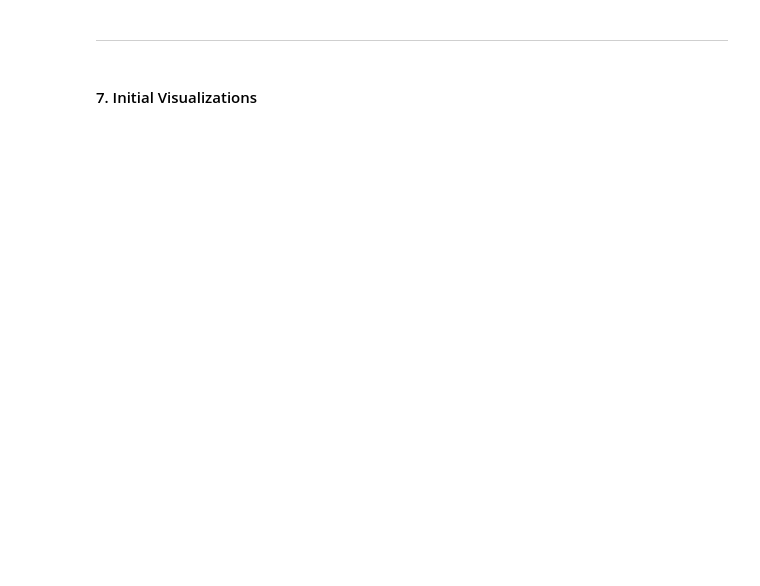
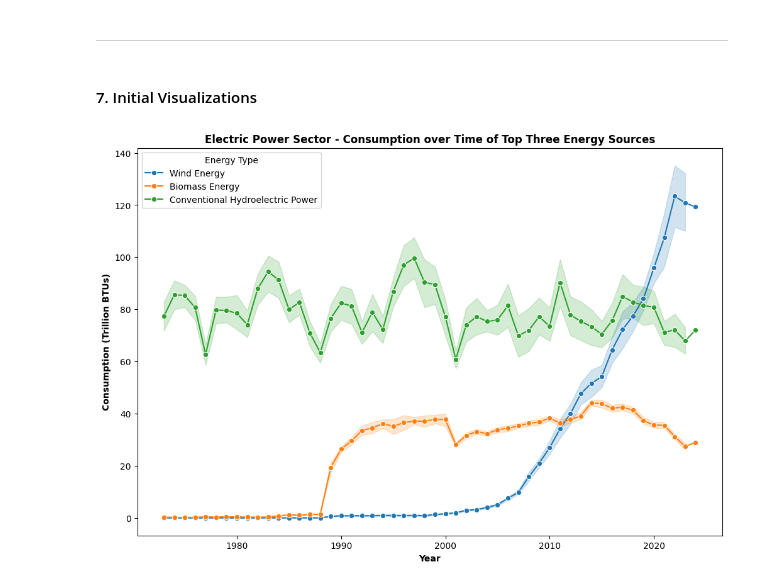
Before and after one commit to dennykami1/datafun-06-eda, a Jupyter notebook: US_Renewable_Energy.ipynb, the cells around one changed output. Cells and saved outputs as stored; diff of their text form; code cells hidden in the pictures; blank space fills up the shorter version.

Commit message:
Initial Visuals by Sector

```diff
--- a/US_Renewable_Energy.ipynb
+++ b/US_Renewable_Energy.ipynb
@@ -198,0 +207,10 @@ US_Renewable_df.head()
+# %%
+# Combine the top three energy sources from all sectors into a single list
+combined_top_three = set([source for sublist in top_three_energy_sources for source in sublist])
+
+# Find the energy sources that are not in the combined top three list
+not_in_top_three_any_sector = [source for source in energy_sources if source not in combined_top_three]
+
+# Display the list of energy sources not in the top three for any sector
+print("\nEnergy sources not in the top 3 for any sector:")
+print(not_in_top_three_any_sector)
@@ -198,0 +220,9 @@ US_Renewable_df.head()
+# %%
+# Delete the Energy sources that are not in the top three for any sector
+US_Renewable_df.drop(columns=not_in_top_three_any_sector, inplace=True)
+
+# Rename all attributes in the Sector column that are "Commerical" to "Commercial"
+US_Renewable_df['Sector'] = US_Renewable_df['Sector'].replace('Commerical', 'Commercial')
+
+# Inspect first few rows of the DataFrame with Updates
+US_Renewable_df.head()
@@ -200,3 +243,23 @@ US_Renewable_df.head()
 <hr style="border: 1px solid teal;">
 # %% [markdown]
 #### 7. Initial Visualizations
+# %%
+# Filter the DataFrame to include only the Electric Power sector
+electric_power_df = US_Renewable_df[US_Renewable_df['Sector'] == 'Electric Power']
+
+# Select the two energy types to plot over time
+energy_types = ['Wind Energy', 'Biomass Energy', 'Conventional Hydroelectric Power']
+
+# Melt the DataFrame to have a long format suitable for seaborn
+melted_df = electric_power_df.melt(id_vars=['Year'], value_vars=energy_types, var_name='Energy Type', value_name='Consumption')
+
+# Create a line plot with year as the hue
+plt.figure(figsize=(12, 8))
+sns.lineplot(data=melted_df, x='Year', y='Consumption', hue='Energy Type', marker='o')
+plt.title('Electric Power Sector - Consumption over Time of Top Three Energy Sources', fontweight='bold')
+plt.xlabel('Year', fontweight='semibold')
+plt.ylabel('Consumption (Trillion BTUs)', fontweight='semibold')
+plt.legend(title='Energy Type')
+plt.show()
+# %% [output]
+[figure, added]
```
Also changed, not shown: parts of 12 cells of this notebook.
